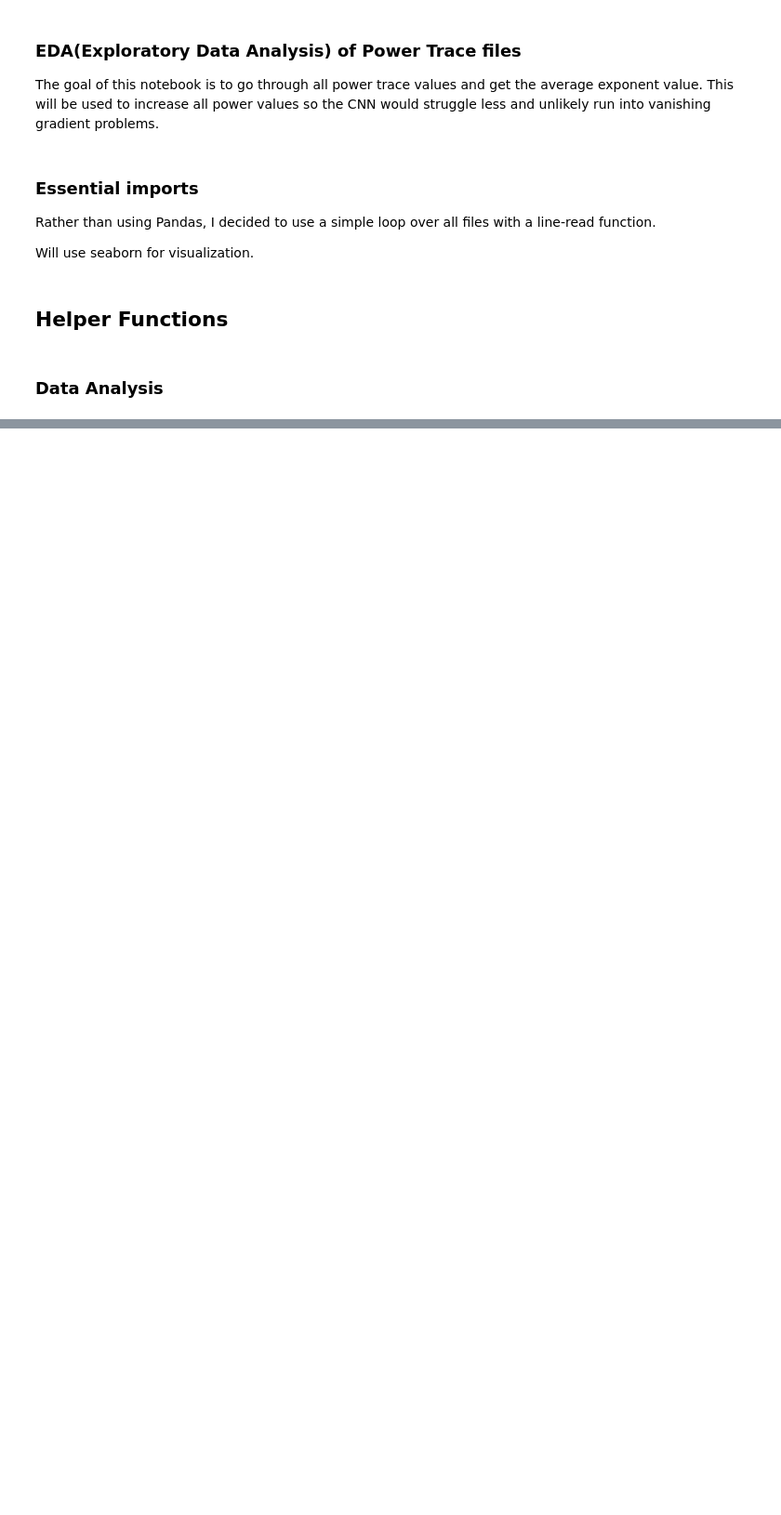
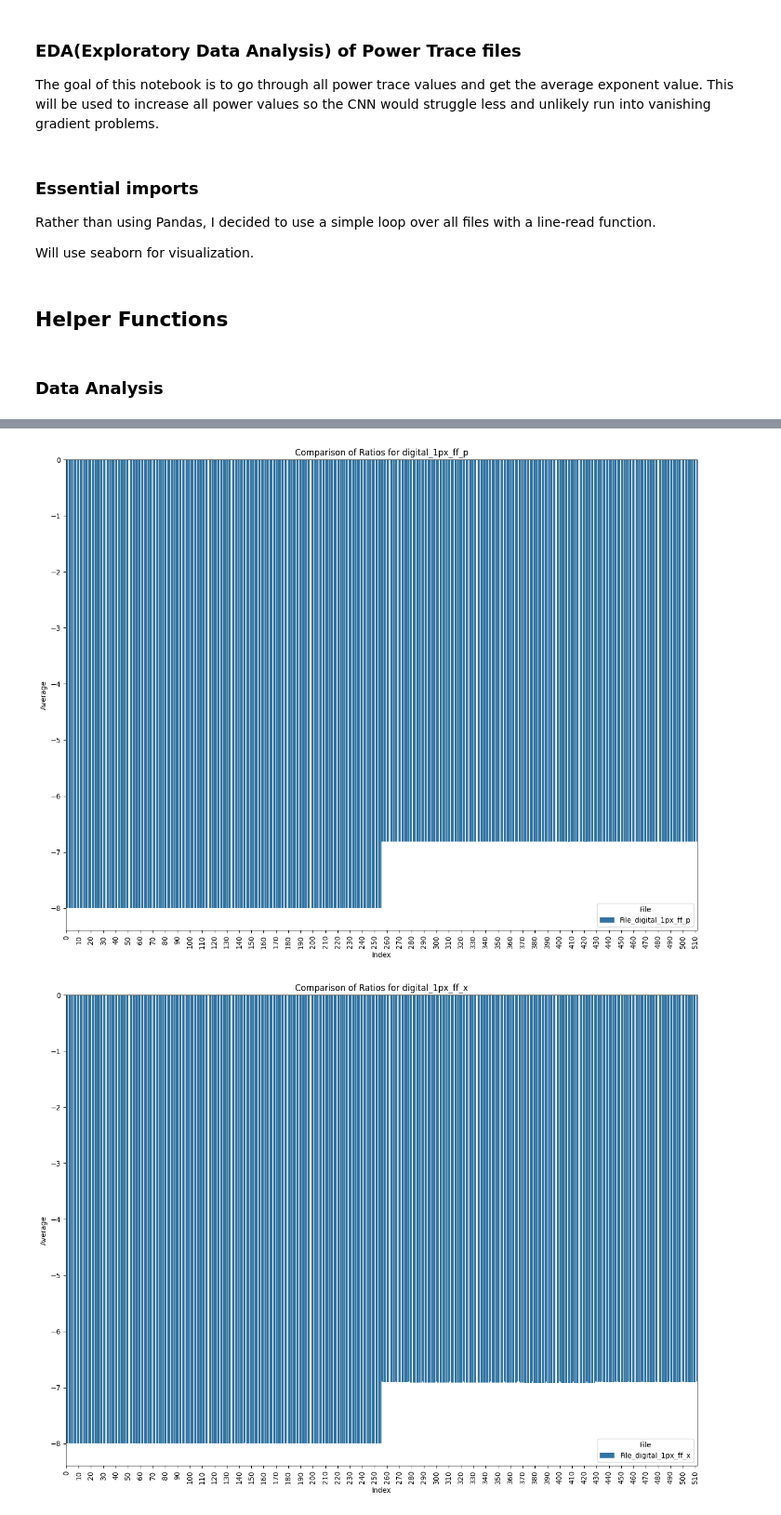
Before and after one commit to hyuns9808/cnn_multi_pixel, a Jupyter notebook: EDA_powertrace_exponent.ipynb, the cells around one changed output, grey strips where cells are left out. Shown at 93% size. Saved outputs shown, nothing was run; the diff lists cells and outputs as text; code cells hidden in the pictures; blank space fills up the shorter version.

```diff
--- a/EDA_powertrace_exponent.ipynb
+++ b/EDA_powertrace_exponent.ipynb
@@ -58,3 +75,20 @@ for root, dirs, files in os.walk(root_path):
 # %%
 # key = dir, val = list of its avg exponent values
-for k, v in exp_results.items():
+tot_exp_val = 0
+tot_exp_len = 0
+avg_results = {}
+for k in exp_results.keys():
+    dir_exp_val = 0
+    dir_exp_len = 0
+    for vals in exp_results[k]:
+        dir_exp_val += vals[0]
+        dir_exp_len += vals[1]
+    avg_results[k] = np.float64(dir_exp_val / dir_exp_len)
+    tot_exp_val += dir_exp_val
+    tot_exp_len += dir_exp_len
+
+for k, v in avg_results.items():
+    print(f"Folder \"{k}\": {v}")
+print(f"FINAL VALUE: {int(tot_exp_val/tot_exp_len)}")
+print(f"SMALLEST VALUE: {min_val}")
+print(f"LARGEST VALUE: {max_val}")
@@ -60,0 +107,43 @@ for k, v in exp_results.items():
+# %%
+def compute_avg(lst):
+    return [x[0] / x[1] if x[1] != 0 else np.nan for x in lst]
+
+# Create avg dict
+avg_dict = {}
+
+for k in exp_results.keys():
+    avg_dict[k] = compute_avg(exp_results[k])
+
+max_len = max(len(v) for k, v in avg_dict.items())
+
+for k in avg_dict.keys():
+    avg_dict[k].extend([np.nan] * (max_len - len(avg_dict[k])))
+
+for k, v in avg_dict.items():
+    # Create a DataFrame for each file's data
+    df = pd.DataFrame({
+        'Index': list(range(max_len)),
+        f"File_{k}": v
+    })
+
+    # Melt the DataFrame for easier plotting with seaborn
+    df_melted = df.melt(id_vars=["Index"], value_vars=[f"File_{k}"],
+                        var_name="File", value_name="Ratio")
+
+    # Create the barplot
+    plt.figure(figsize=(16, 12))
+    sns.barplot(x="Index", y="Ratio", hue="File", data=df_melted)
+    plt.xticks(ticks=range(0, max_len, 10), rotation=90)
+
+    # Customize the plot
+    plt.title(f'Comparison of Ratios for {k}')
+    plt.xlabel('Index')
+    plt.ylabel('Average')
+    plt.xticks(rotation=90)
+    plt.legend(title='File')
+
+    # Show the plot
+    plt.show()
+# %% [output]
+[figure, added]
+[figure, added]
```
Also changed, not shown: parts of 5 cells of this notebook, 11 other files.
